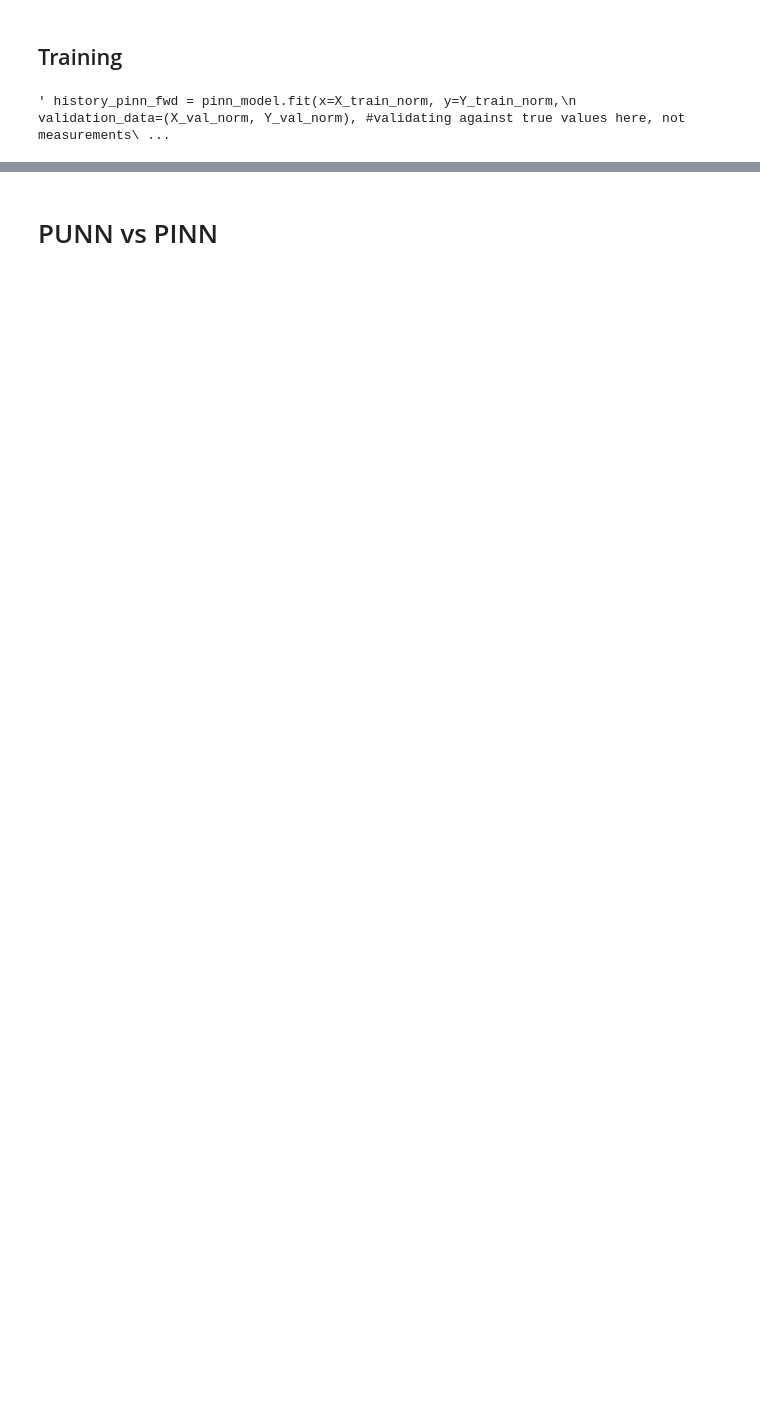
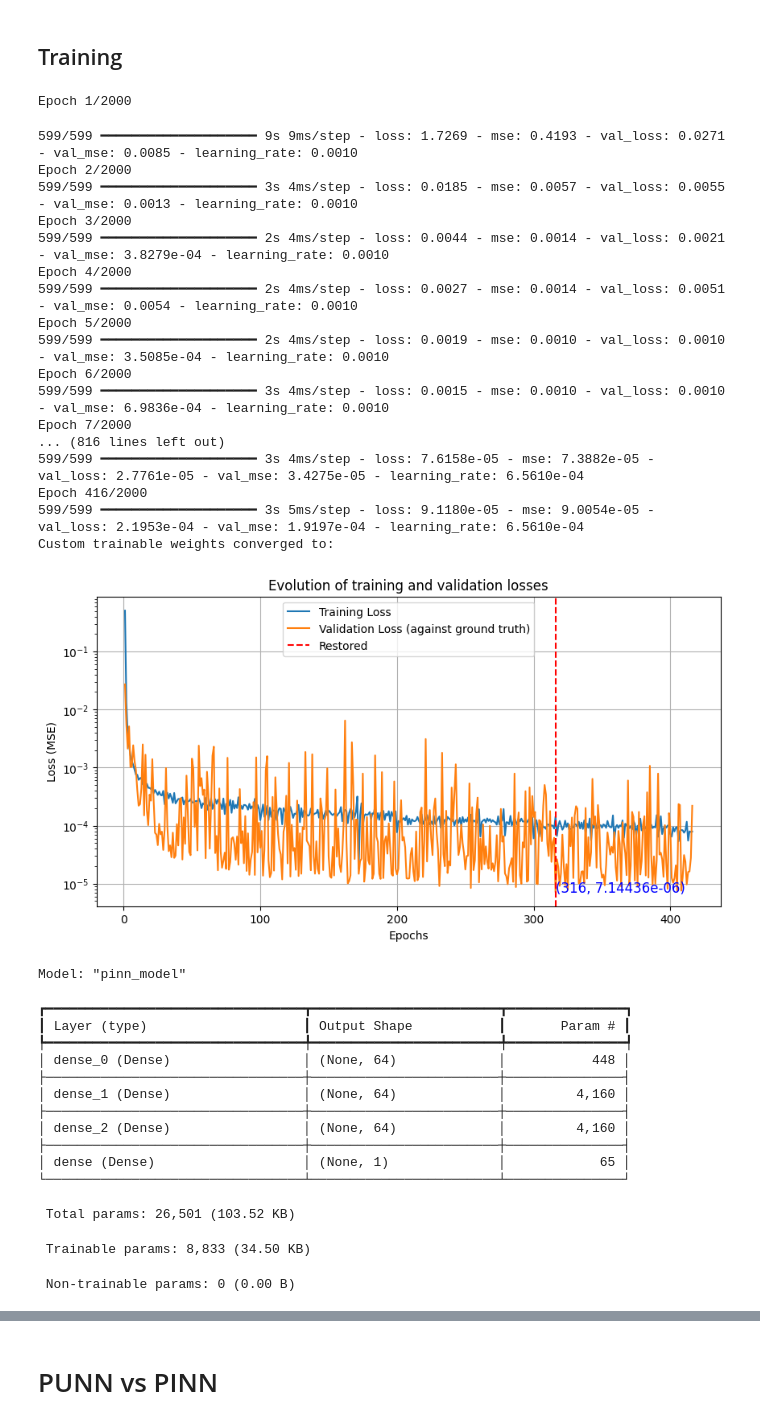
Before and after one commit to ZeArteaga/PINN-control-platooning, a Jupyter notebook: PINN.ipynb, the cells around one changed output, grey strips where cells are left out. Drawn from its saved outputs; the diff is of its cells as text; code cells hidden in the pictures; blank space fills up the shorter version.

```diff
--- a/PINN.ipynb
+++ b/PINN.ipynb
@@ -320,12 +320,20 @@ for test_id in range(len(input_profiles)):
 # collocation points
 collocation_size = 10000
 print("Number of collocation points: " + str(collocation_size))
-#dimension size -> ["t", "fv0_u", "fv0_v", "d_fv0_lv", "d*_fv0_lv"]
+#dimension size -> ["t", "fv0_u", "fv0_v", "d_fv0_lv", "d*_fv0_lv", "lv_v"]
 sampler = qmc.LatinHypercube(d=n_features)
 collocation = sampler.random(n=collocation_size)
 print(qmc.discrepancy(collocation)) #evaluate sampling distribution
-l_bounds = [df['t'].min(), df['fv0_u'].min(), df['fv0_v'].min(), df['d_fv0_lv'].min(), df['d*_fv0_lv'].min()]
-u_bounds = [df['t'].max(), df['fv0_u'].max(), df['fv0_v'].max(), df['d_fv0_lv'].max(), df['d*_fv0_lv'].max()]
+u_min = PHYSICS_PARAMS["a_min"]*PHYSICS_PARAMS["m"]
+u_max = PHYSICS_PARAMS["a_max"]*PHYSICS_PARAMS["m"]
+v_max = PHYSICS_PARAMS["v_max"]
+t_min = 0
+t_max = 120
+l_bounds = [t_min, u_min, 0.0, 1, 1, 0.0]
+u_bounds = [df['t'].max(), u_max, v_max, max(df['d_fv0_lv'].max(), 100),
+            max(df['d*_fv0_lv'].max(), 100), v_max]
+print(l_bounds)
+print(u_bounds)
 X_c = qmc.scale(collocation, l_bounds=l_bounds, u_bounds=u_bounds).astype(np.float32)
 pd.DataFrame(X_c).to_csv("data/collocation_data.csv")
 # %% [output]
@@ -466,7 +476,7 @@ true_phy_params = { #copied from above
     "p": PHYSICS_PARAMS["p"], #average air density
     "road_grade": PHYSICS_PARAMS["road_grade"]
 }
-#train_params = {"m": 1000, "Af": 2.5, "Cd": 0.2} #add these as trainable for now (constant car parameters)
+#train_params = {"m": 1000, "Af": 2.5, "Cd": 0.2} #if joint training provide initial values
 train_params = {}
 #------
 
@@ -490,38 +500,72 @@ lr_scheduler = LearningRateScheduler(lr_schedule, verbose=0)
 
 checkpoint = ModelCheckpoint(
     filepath=f'models/pinn_{model_name}.keras',
-    monitor='val_mse', #track mse loss against true trajectory (not custom loss)
+    monitor='val_loss',
     save_best_only=True,
     save_weights_only=False,
     verbose=0
 )
 
 class CustomWeightLog(Callback):
     def __init__(self):
         super().__init__()
 
     def on_epoch_end(self, epoch, logs=None):
-        for key, value in self.model.params.items():
-            logs[key] = value
+        if len(self.model.train_params) > 0: #if joint training
+          for key, value in self.model.params.items():
+              logs[key] = value
     def on_train_end(self, logs=None):
         print(f"Custom trainable weights converged to:")
         for key in self.model.train_params: #in trainable params list
             value = self.model.params[key]
             true_value = self.model.true_params[key]
             percentage = abs((value-true_value)/true_value)*100
             print(f"{key} = {value.numpy():.5e}, true value = {true_value} ({percentage:.3f}% difference)")
 
 custom_weight_logger = CustomWeightLog()
 
 callbacks = [early_stopping, lr_scheduler, checkpoint, custom_weight_logger]
 #callbacks = [lr_scheduler, checkpoint, custom_weight_logger] #removed ES
 
 #training
 history_pinn_fwd = pinn_model.fit(x=X_train_norm, y=Y_train_norm,
                                   validation_data=(X_val_norm, Y_val_norm), #validating against true values here, not measurements
                                   batch_size=batch, epochs=epochs,
                                   callbacks=callbacks)
 loss_plot(history_pinn_fwd.history, start_from_epoch)
 pinn_model.summary()
 # %% [output]
-' history_pinn_fwd = pinn_model.fit(x=X_train_norm, y=Y_train_norm,\n                                  validation_data=(X_val_norm, Y_val_norm), #validating against true values here, not measurements\ ...
+Epoch 1/2000
+599/599 ━━━━━━━━━━━━━━━━━━━━ 9s 9ms/step - loss: 1.7269 - mse: 0.4193 - val_loss: 0.0271 - val_mse: 0.0085 - learning_rate: 0.0010
+Epoch 2/2000
+599/599 ━━━━━━━━━━━━━━━━━━━━ 3s 4ms/step - loss: 0.0185 - mse: 0.0057 - val_loss: 0.0055 - val_mse: 0.0013 - learning_rate: 0.0010
+Epoch 3/2000
+599/599 ━━━━━━━━━━━━━━━━━━━━ 2s 4ms/step - loss: 0.0044 - mse: 0.0014 - val_loss: 0.0021 - val_mse: 3.8279e-04 - learning_rate: 0.0010
+Epoch 4/2000
+599/599 ━━━━━━━━━━━━━━━━━━━━ 2s 4ms/step - loss: 0.0027 - mse: 0.0014 - val_loss: 0.0051 - val_mse: 0.0054 - learning_rate: 0.0010
+Epoch 5/2000
+599/599 ━━━━━━━━━━━━━━━━━━━━ 2s 4ms/step - loss: 0.0019 - mse: 0.0010 - val_loss: 0.0010 - val_mse: 3.5085e-04 - learning_rate: 0.0010
+Epoch 6/2000
+599/599 ━━━━━━━━━━━━━━━━━━━━ 3s 4ms/step - loss: 0.0015 - mse: 0.0010 - val_loss: 0.0010 - val_mse: 6.9836e-04 - learning_rate: 0.0010
+Epoch 7/2000
+... (816 lines left out)
+599/599 ━━━━━━━━━━━━━━━━━━━━ 3s 4ms/step - loss: 7.6158e-05 - mse: 7.3882e-05 - val_loss: 2.7761e-05 - val_mse: 3.4275e-05 - learning_rate: 6.5610e-04
+Epoch 416/2000
+599/599 ━━━━━━━━━━━━━━━━━━━━ 3s 5ms/step - loss: 9.1180e-05 - mse: 9.0054e-05 - val_loss: 2.1953e-04 - val_mse: 1.9197e-04 - learning_rate: 6.5610e-04
+Custom trainable weights converged to:
+[figure, added]
+Model: "pinn_model"
+┏━━━━━━━━━━━━━━━━━━━━━━━━━━━━━━━━━┳━━━━━━━━━━━━━━━━━━━━━━━━┳━━━━━━━━━━━━━━━┓
+┃ Layer (type)                    ┃ Output Shape           ┃       Param # ┃
+┡━━━━━━━━━━━━━━━━━━━━━━━━━━━━━━━━━╇━━━━━━━━━━━━━━━━━━━━━━━━╇━━━━━━━━━━━━━━━┩
+│ dense_0 (Dense)                 │ (None, 64)             │           448 │
+├─────────────────────────────────┼────────────────────────┼───────────────┤
+│ dense_1 (Dense)                 │ (None, 64)             │         4,160 │
+├─────────────────────────────────┼────────────────────────┼───────────────┤
+│ dense_2 (Dense)                 │ (None, 64)             │         4,160 │
+├─────────────────────────────────┼────────────────────────┼───────────────┤
+│ dense (Dense)                   │ (None, 1)              │            65 │
+└─────────────────────────────────┴────────────────────────┴───────────────┘
+ Total params: 26,501 (103.52 KB)
+ Trainable params: 8,833 (34.50 KB)
+ Non-trainable params: 0 (0.00 B)
```
Also changed, not shown: parts of 10 cells of this notebook, 20 other files.
